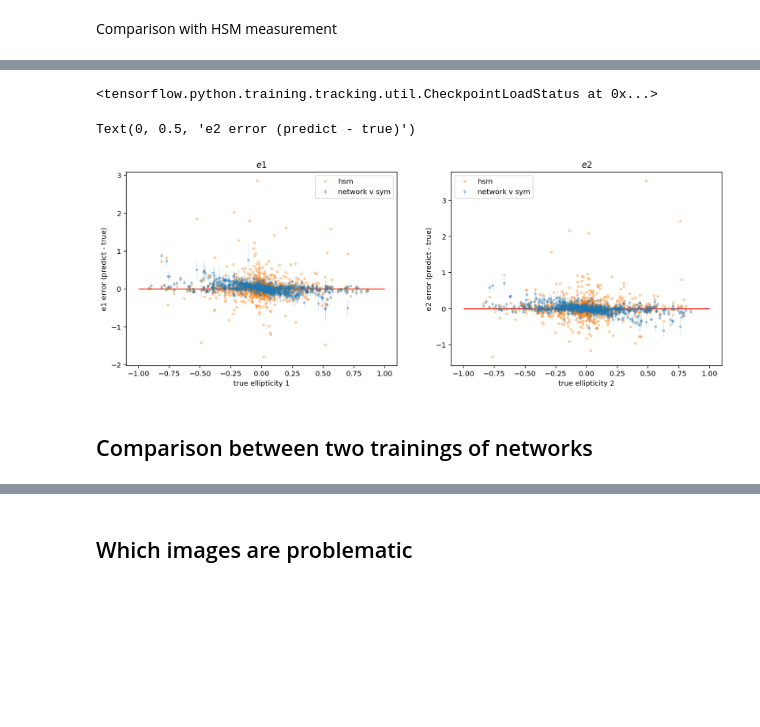
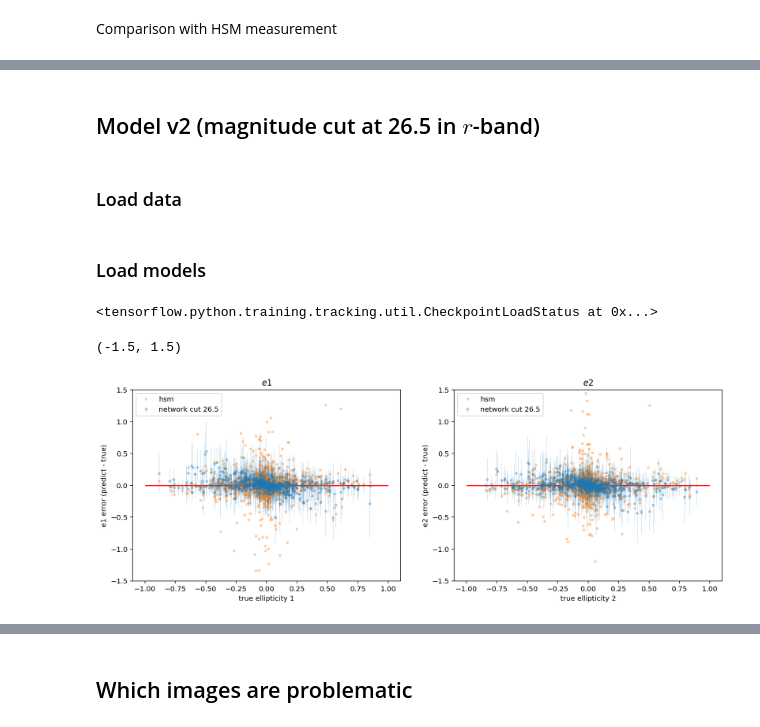
Before and after one commit to BastienArcelin/parameter_estimation, a Jupyter notebook: notebooks/parameter_estimation/DC2_shape_measurement_v1.ipynb, the cells around one changed output, grey strips where cells are left out. Drawn from its saved outputs; the diff is of its cells as text; code cells hidden in the pictures; blank space fills up the shorter version.

```diff
--- a/notebooks/parameter_estimation/DC2_shape_measurement_v1.ipynb
+++ b/notebooks/parameter_estimation/DC2_shape_measurement_v1.ipynb
@@ -117,6 +87,7 @@ dense_activation = None
 bands = [0,1,2,3,4,5]
 # %%
 sys.path.insert(0,'../../scripts/tools_for_VAE/')
-from tools_for_VAE import utils, vae_functions, generator, model
+from tools_for_VAE import utils, vae_functions, generator, model, boxplot
+#reload(model)
 
-net = model.create_model_wo_ls_peak(input_shape, latent_dim, hidden_dim, filters, kernels, final_dim, conv_activation=None, dense_activation=None)  #create_model_wo_ls_peak_3
+net = model.create_model_wo_ls_peak_3(input_shape, latent_dim, hidden_dim, filters, kernels, final_dim, conv_activation=None, dense_activation=None)  #create_model_wo_ls_peak_3
@@ -228,3 +257,28 @@ axes[1].set_ylabel('ellipticity error (predict - true)')
+# %% [markdown]
+## Model v2 (magnitude cut at 26.5 in $r$-band)
+# %% [markdown]
+### Load data
+# %%
+images = np.load(root_dir_v2+'img_sample.npy', mmap_mode = 'c')
+psf = np.load(root_dir_v2+'psf_sample.npy', mmap_mode = 'c')
+data = pd.read_csv(root_dir_v2+'img_data.csv')
+
+ell_1 = np.array(data['e1'])
+ell_2 = np.array(data['e2'])
+shear_1 = np.array(data['shear_1'])
+shear_2 = np.array(data['shear_2'])
+convergence = np.array(data['convergence'])
+
+ellipticity_1 = calc_lensed_ellipticity_1(ell_1, ell_2, shear_1, shear_2, convergence)
+ellipticity_2 = calc_lensed_ellipticity_2(ell_1, ell_2, shear_1, shear_2, convergence)
+ellipticity   = calc_lensed_ellipticity(ell_1, ell_2, shear_1, shear_2, convergence)
+
+ellipticity_conversion = lambda e: 2*e / (1.0+ellipticity[:len(e)]*ellipticity[:len(e)])
+
+e1 = ellipticity_conversion(ellipticity_1)
+e2 = ellipticity_conversion(ellipticity_2)
+# %% [markdown]
+### Load models
 # %%
 latest = tf.train.latest_checkpoint(dir_model_v2)
 net.load_weights(latest)
@@ -240,43 +294,42 @@ e2_out_mean_v2 = K.get_value(output_v2.mean())[:,1]
 e1_out_std_v2 = K.get_value(output_v2.stddev())[:,0]
 e2_out_std_v2 = K.get_value(output_v2.stddev())[:,1]
 # %%
-e1_out_mean_v2 = quantile_transformer_1.inverse_transform(e1_out_mean_v2.reshape(-1, 1))
-e2_out_mean_v2 = quantile_transformer_2.inverse_transform(e2_out_mean_v2.reshape(-1, 1))
+#e1_out_mean_v2 = quantile_transformer_1.inverse_transform(e1_out_mean_v2.reshape(-1, 1))
+#e2_out_mean_v2 = quantile_transformer_2.inverse_transform(e2_out_mean_v2.reshape(-1, 1))
 
-e1_out_std_v2 = quantile_transformer_1.inverse_transform(e1_out_std_v2.reshape(-1, 1))
-e2_out_std_v2 = quantile_transformer_2.inverse_transform(e2_out_std_v2.reshape(-1, 1))
+#e1_out_std_v2 = quantile_transformer_1.inverse_transform(e1_out_std_v2.reshape(-1, 1))
+#e2_out_std_v2 = quantile_transformer_2.inverse_transform(e2_out_std_v2.reshape(-1, 1))
 # %%
-diff_net_e1_v2 = e1_out_mean_v2[:,0] + e1[:nb_of_points]
-diff_net_e2_v2 = e2_out_mean_v2[:,0] - e2[:nb_of_points]
+diff_net_e1_v2 = e1_out_mean_v2 + e1[:nb_of_points]
+diff_net_e2_v2 = e2_out_mean_v2 - e2[:nb_of_points]
 
 diff_hsm_e1_v2 = data['e1_hsm_regauss'][:nb_of_points] + e1[:nb_of_points]
 diff_hsm_e2_v2 = data['e2_hsm_regauss'][:nb_of_points] - e2[:nb_of_points]
 # %%
 fig, axes = plt.subplots(1, 2, figsize=(15, 5))
 
 
-axes[0].errorbar(-e1[:nb_of_points], diff_net_e1_v2, yerr = 2*e1_out_std_v2,  fmt='.', elinewidth=0.5, label = 'network v sym', alpha = 0.3)
+axes[0].errorbar(-e1[:nb_of_points], diff_net_e1_v2, yerr = 2*e1_out_std_v2,  fmt='.', elinewidth=0.5, label = 'network cut 26.5', alpha = 0.3)
 axes[0].plot(-e1[:nb_of_points], diff_hsm_e1_v2,'.', label = 'hsm', alpha = 0.3)
 x = np.linspace(-1,1)
 axes[0].hlines(0,-1,1,'r')
 axes[0].legend()
 #axes[0].set_ylim(-0.2,0.2)
 axes[0].set_title('$e1$')
 axes[0].set_xlabel('true ellipticity 1')
 axes[0].set_ylabel('e1 error (predict - true)')
+axes[0].set_ylim(-1.5,1.5)
 
-
-axes[1].errorbar(e2[:nb_of_points], diff_net_e2_v2, yerr = 2*e2_out_std_v2,  fmt='.', elinewidth=0.5, label = 'network v sym', alpha = 0.3)
+axes[1].errorbar(e2[:nb_of_points], diff_net_e2_v2, yerr = 2*e2_out_std_v2,  fmt='.', elinewidth=0.5, label = 'network cut 26.5', alpha = 0.3)
 axes[1].plot(e2[:nb_of_points], diff_hsm_e2_v2,'.', label = 'hsm', alpha = 0.3)
 x = np.linspace(-1,1)
 axes[1].hlines(0,-1,1,'r')
 axes[1].legend()
 #nb_of_pointsaxes[1].set_ylim(-0.2,0.2)
 axes[1].set_title('$e2$')
 axes[1].set_xlabel('true ellipticity 2')
 axes[1].set_ylabel('e2 error (predict - true)')
+axes[1].set_ylim(-1.5,1.5)
 # %% [output]
-Text(0, 0.5, 'e2 error (predict - true)')
+(-1.5, 1.5)
-[figure, old version]
+[figure, new version]
-# %% [markdown]
-## Comparison between two trainings of networks
```
Also changed, not shown: parts of 31 cells of this notebook, 16 other files.
